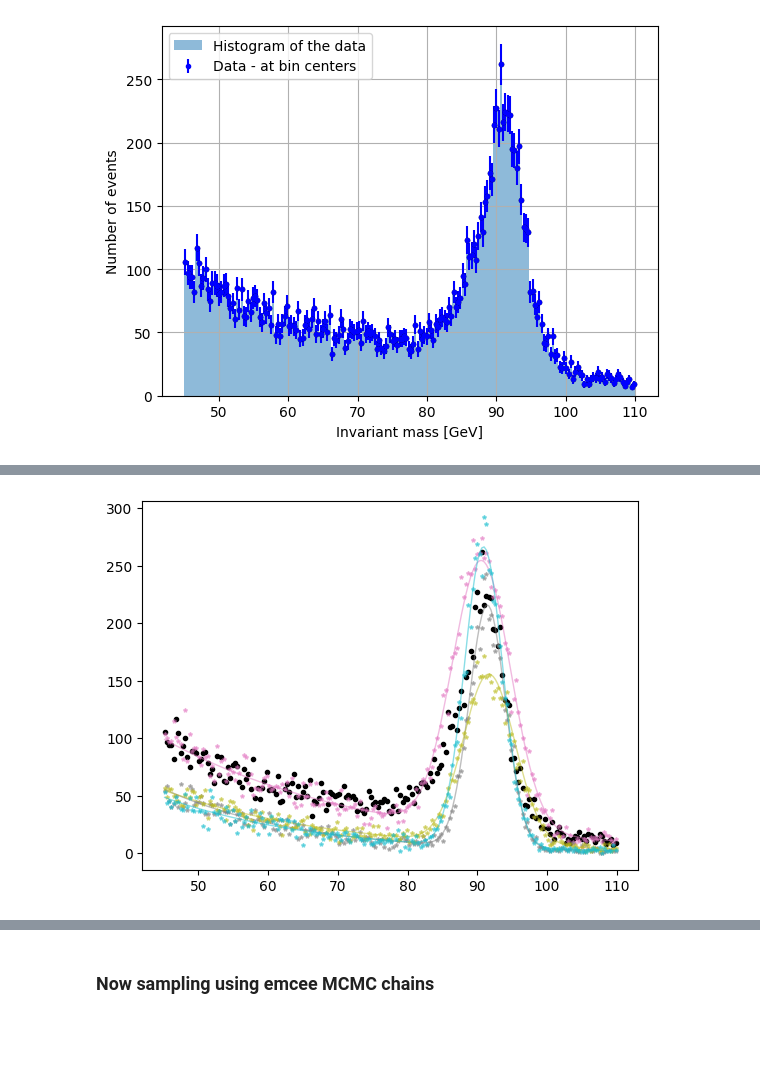
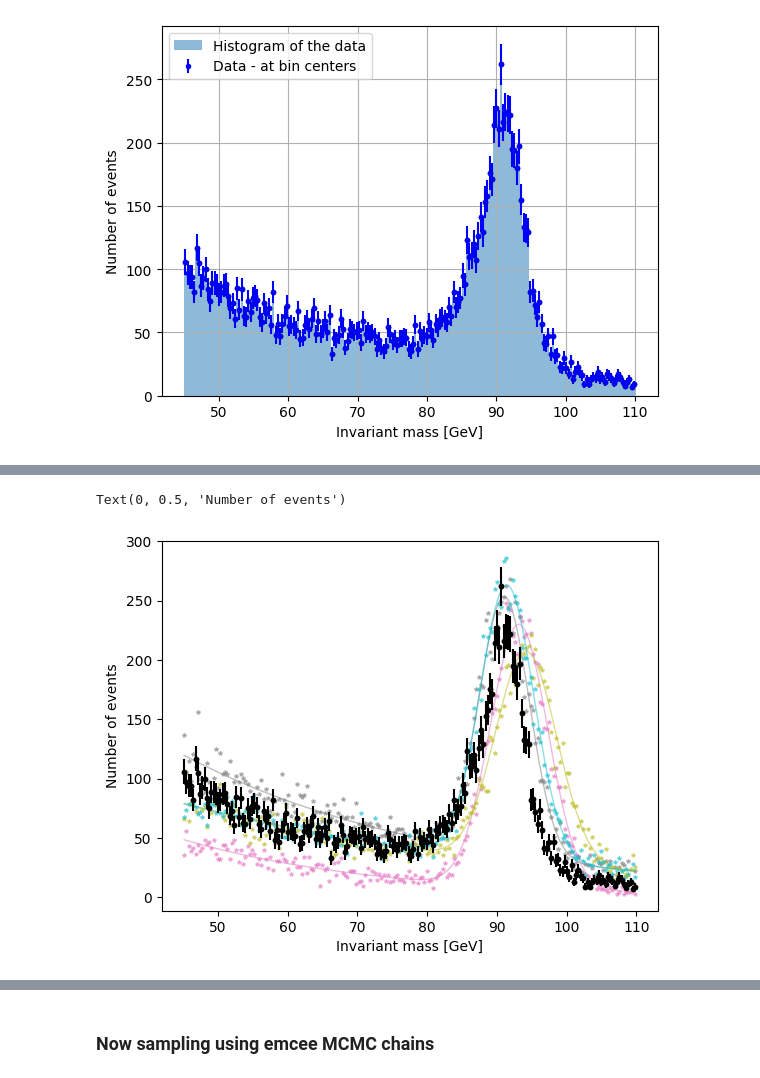
Before and after one commit to SanzianaStelea/Bayesian_Electron_Collision, a Jupyter notebook: exp_gauss_poisson.ipynb, the cells around one changed output, grey strips where cells are left out. Cells and saved outputs as stored; diff of their text form; code cells hidden in the pictures; blank space fills up the shorter version.

```diff
--- a/exp_gauss_poisson.ipynb
+++ b/exp_gauss_poisson.ipynb
@@ -44,7 +49,7 @@ plot_data(x, y, y_errors)
 #TODO Try different priors, eg more constrained mean, or more relaxed, etc
 
 a1_prior = scipy.stats.norm(loc=200, scale=50)
-mu1_prior = scipy.stats.norm(loc=91.1, scale=0.5)
+mu1_prior = scipy.stats.norm(loc=91.1, scale=2)
 sigma1_prior = scipy.stats.uniform(loc=2, scale=3)
 
 b_prior = scipy.stats.norm(loc=350, scale=100)
@@ -73,16 +82,22 @@ plt.legend()
 # %%
 prior_predictive = np.random.poisson(lam=prior_model_predictive)
 
 pmp_style = dict(lw=1, alpha=0.5)
 pp_style = dict(ls="none", marker="*", ms=3, alpha=0.5)
 
 plt.plot(x, y, ".", color = 'black')
 
 for i in range(4, 8):
     plt.plot(x, prior_model_predictive[i], c=f"C{i+2}", **pmp_style)
     plt.plot(x, prior_predictive[i], c=f"C{i+2}", **pp_style)
+
+plt.errorbar(x, y, yerr=y_errors, fmt ='.', color = 'k', label='Data - at bin centers')
+
+plt.xlabel('Invariant mass [GeV]')
+plt.ylabel('Number of events')
 # %% [output]
+Text(0, 0.5, 'Number of events')
-[figure, old version]
+[figure, new version]
 # %%
 #TODO Same as before. Also plot the separate parts of the distribution, i.e the peak and background, see how they are
 # defined in bm
```
Also changed, not shown: parts of 10 cells of this notebook, 2 other files.
